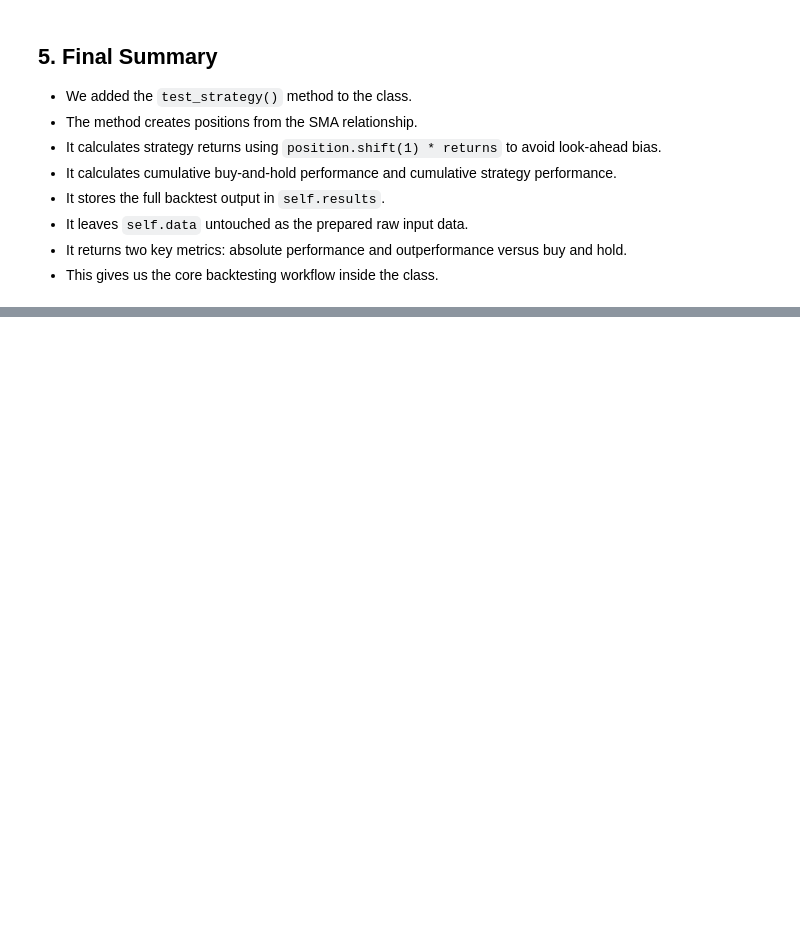
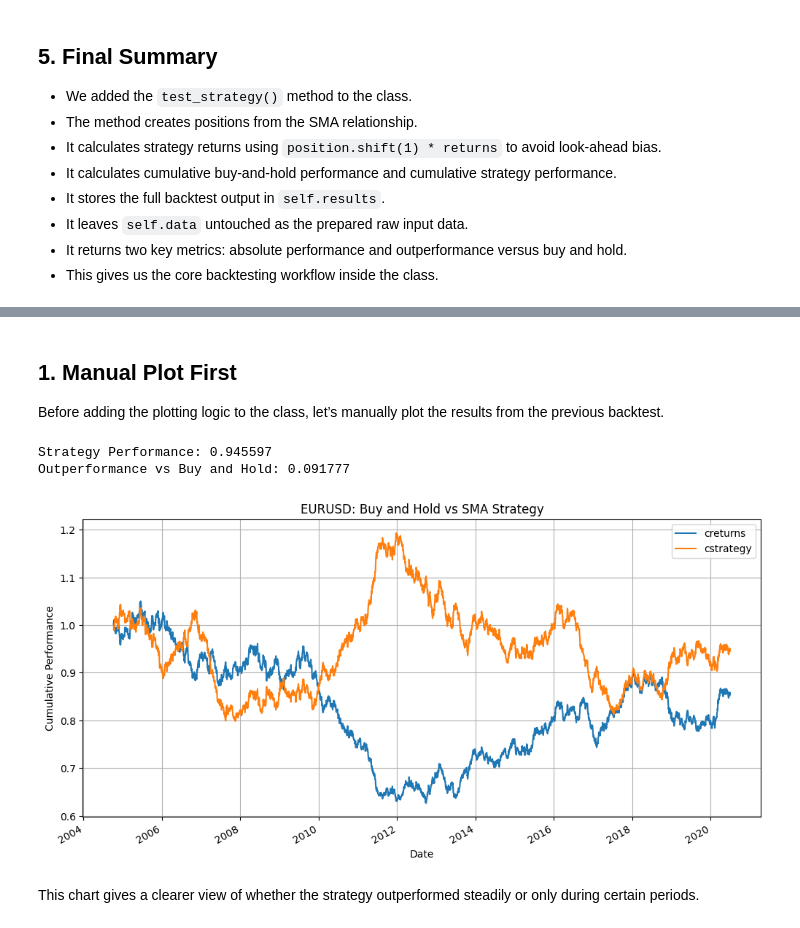
Before and after one commit to seanmayer/algo-trading-broker-testing, a Jupyter notebook: defining-back-testing-strategies/building_using_sma_backtester_class.ipynb, the cells around one changed output, grey strips where cells are left out. Cells and saved outputs as stored; diff of their text form; code cells hidden in the pictures; blank space fills up the shorter version.

```diff
--- a/defining-back-testing-strategies/building_using_sma_backtester_class.ipynb
+++ b/defining-back-testing-strategies/building_using_sma_backtester_class.ipynb
@@ -1393,0 +1413,33 @@ In the last row, we can read the final cumulative buy-and-hold value from `cret`
+# %% [markdown]
+## 1. Manual Plot First
+
+Before adding the plotting logic to the class, let’s manually plot the results from the previous backtest.
+# %%
+tester = SMABacktester(
+    symbol="EURUSD",
+    sma_short=50,
+    sma_long=200,
+    start="2004-01-01",
+    end="2020-06-30"
+)
+
+tester.test_strategy()
+
+# The earlier class version stored buy-and-hold as `cret`.
+# Create `creturns` here so the plotting example matches the new naming.
+if "creturns" not in tester.results.columns and "cret" in tester.results.columns:
+    tester.results["creturns"] = tester.results["cret"]
+# %% [output]
+Strategy Performance: 0.945597
+Outperformance vs Buy and Hold: 0.091777
+# %%
+tester.results[["creturns", "cstrategy"]].plot(figsize=(12, 6))
+plt.title("EURUSD: Buy and Hold vs SMA Strategy")
+plt.xlabel("Date")
+plt.ylabel("Cumulative Performance")
+plt.grid(True)
+plt.show()
+# %% [output]
+[figure, added]
+# %% [markdown]
+This chart gives a clearer view of whether the strategy outperformed steadily or only during certain periods.
```
Also changed, not shown: parts of 23 cells of this notebook.
